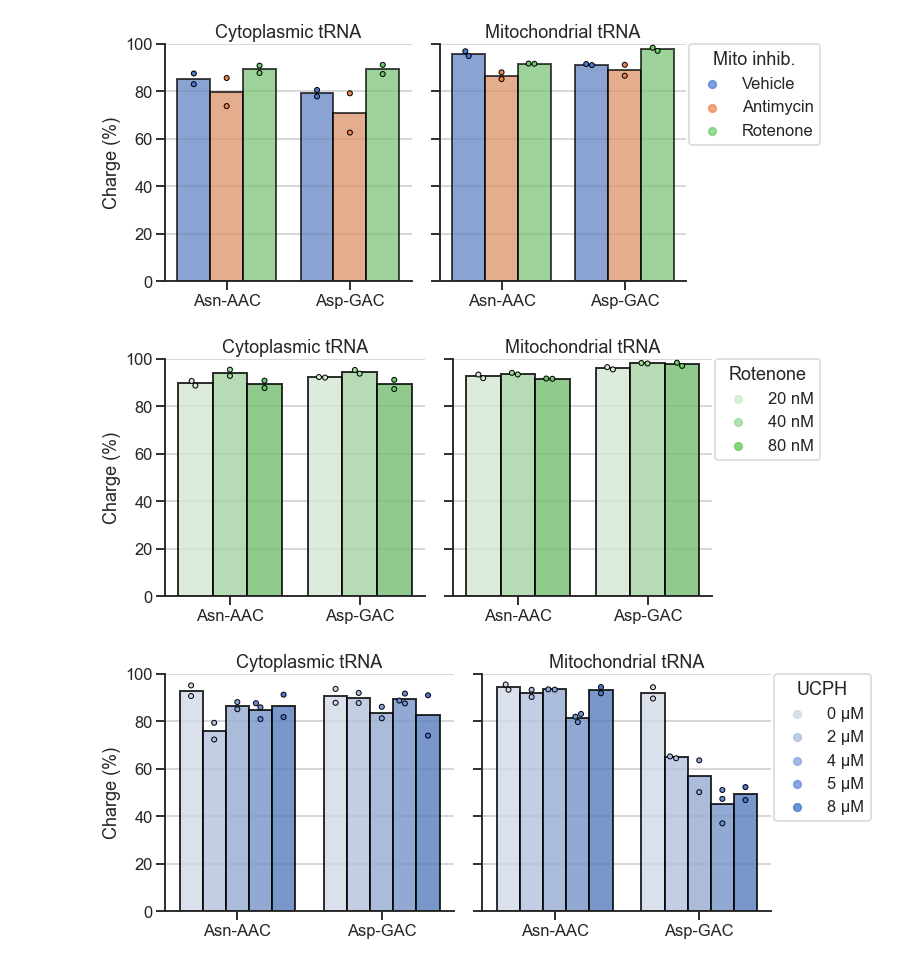
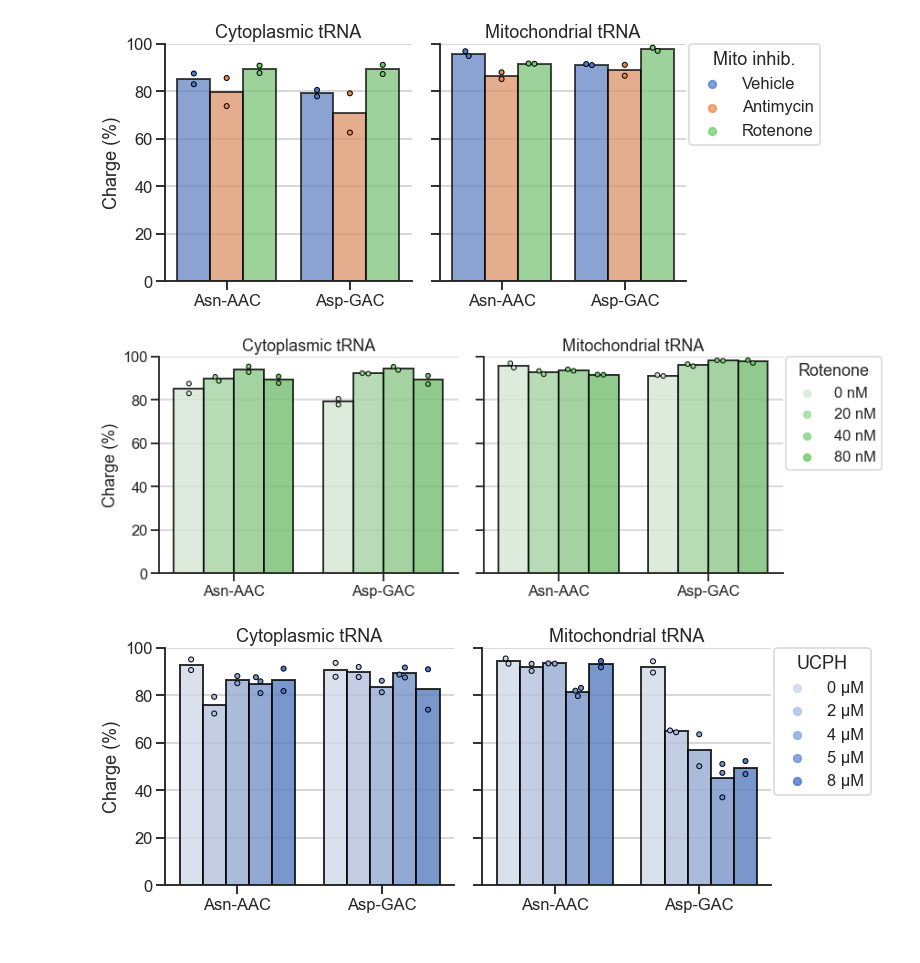
Before and after one commit to krdav/tRNA-charge-seq, a Jupyter notebook: projects/tRNAseq_lib1/plots/manual_plots/plot_FNT-presi.ipynb, the cells around one changed output. Saved outputs shown, nothing was run; the diff lists cells and outputs as text; code cells hidden in the pictures.

```diff
--- a/projects/tRNAseq_lib1/plots/manual_plots/plot_FNT-presi.ipynb
+++ b/projects/tRNAseq_lib1/plots/manual_plots/plot_FNT-presi.ipynb
@@ -217,21 +217,21 @@ fig.savefig('H1299_mito-inhib_Asp-Asn.pdf')
 # %% [output]
 [figure]
 # %%
-mask = (df_charge['sample_name'] == 'HR20V') | (df_charge['sample_name'] == 'HR40V') | (df_charge['sample_name'] == 'HR80V')
+mask = (df_charge['sample_name'] == 'HVV') | (df_charge['sample_name'] == 'HR20V') | (df_charge['sample_name'] == 'HR40V') | (df_charge['sample_name'] == 'HR80V')
 df_masked = df_charge[mask]
 df_masked = df_masked.sort_values('Ncharge').drop_duplicates(['sample_name_unique', 'amino_acid', 'codon', 'mito_codon', 'replicate'], keep='last')
 
 
 green_palette = sns.light_palette(sns.color_palette()[2])
-green_palette = [green_palette[1], green_palette[3], green_palette[-1]]
+green_palette = [green_palette[1], green_palette[3], green_palette[4], green_palette[-1]]
 
-Ngrp = 3
+Ngrp = 4
 y_axis = 'charge_norm'
 alpha = 0.8
-legend_labels = ['20 nM', '40 nM', '80 nM']
+legend_labels = ['0 nM', '20 nM', '40 nM', '80 nM']
 legend_title = 'Rotenone'
 
-fig = plt.figure(figsize=(3.5*Ngrp, 4.5))
+fig = plt.figure(figsize=(3.1*Ngrp, 4.5))
 gs = gridspec.GridSpec(1,2)
 ax1 = fig.add_subplot(gs[0])
 ax2 = fig.add_subplot(gs[1], sharey=ax1)
@@ -250,35 +250,35 @@ g1.set_xlabel('');
 g1.set_ylim(bottom=0, top=100);
 g1.set_xticklabels(g1.get_xticklabels(), rotation=0)
 g1.legend_.remove()
 
 # mito tRNAs
 mask = (df_masked['Ncharge'] > 50)  & (df_masked['mito_codon']) & (df_masked['human_codon']) & ((df_masked['amino_acid'] == 'Asp') | (df_masked['amino_acid'] == 'Asn'))# & (df_masked['Mapping_percent'] > 70)
 codon_list = sorted(set(df_masked['AA_codon'][mask].values), key=str.casefold)
 g2 = sns.barplot(ax=ax2, x='AA_codon', y=y_axis, order=codon_list, hue='hue_value', hue_order=hue_order, data=df_masked[mask], capsize=.1, errwidth=2, edgecolor='black', linewidth=2, alpha=alpha, ci=None, palette=green_palette)
 g2 = sns.swarmplot(ax=ax2, x='AA_codon', y=y_axis, order=codon_list, hue='hue_value', hue_order=hue_order, data=df_masked[mask], dodge=True, edgecolor='black', linewidth=1, palette=green_palette)
 g2.set_title('Mitochondrial tRNA')
 g2.grid(True, axis='y')
 g2.set_ylabel('');
 g2.set_xlabel('');
 g2.set_ylim(bottom=0, top=100);
 g2.set_xticklabels(g2.get_xticklabels(), rotation=0)
 old_legend = g2.legend_
 handles = old_legend.legendHandles
-#labels = hue_order
+labels = hue_order
 #title = df_masked[mask]['hue_name'].values[0]
 for lh in handles:
     lh.set_alpha(alpha)
 g2.legend(handles, legend_labels, title=legend_title, bbox_to_anchor=(1.01,1), borderaxespad=0)
 
 
 sns.despine()
 plt.tight_layout()
 fig.savefig('H1299_rot-tit_Asp-Asn.pdf')
 #fig.clear()
 #g1.clear()
 #g2.clear()
 # %% [output]
-[figure, old version]
+[figure, new version]
 # %%
 mask = (df_charge['sample_name'] == '0U') | (df_charge['sample_name'] == '2U') | (df_charge['sample_name'] == '4U') | (df_charge['sample_name'] == 'U') | (df_charge['sample_name'] == '8U')
 df_masked = df_charge[mask]
```
Also changed, not shown: 2 other files.
